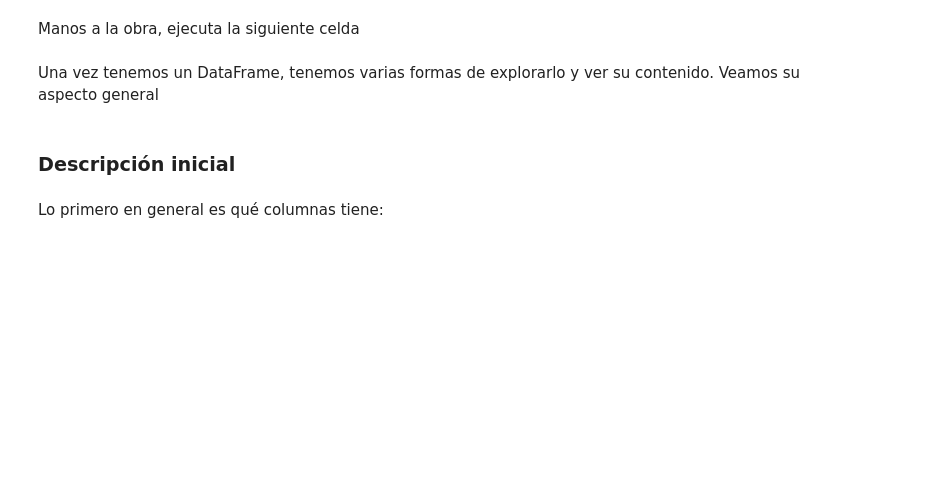
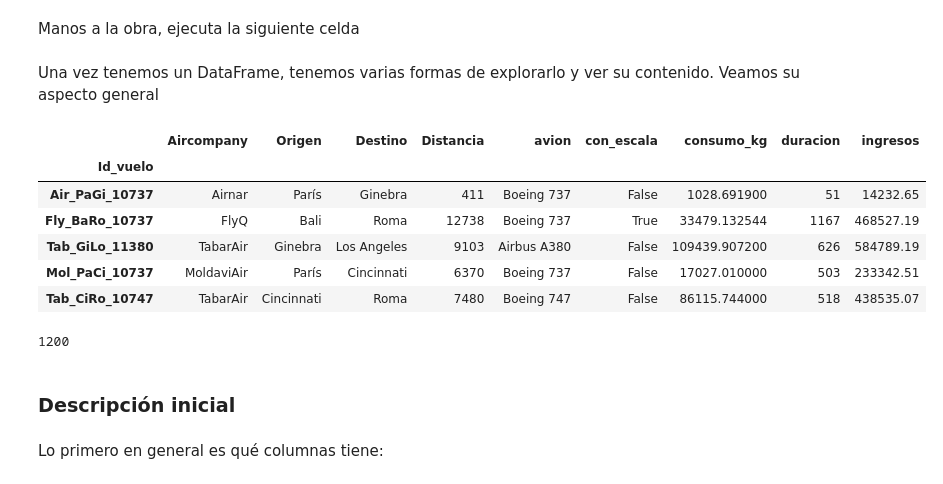
Before and after one commit to apvwbm/ONLINE_DS_THEBRIDGE_FILES, a Jupyter notebook: Apuntes/Sprint 04 Unidad 02/01_Exploracion.ipynb, the cells around one changed output. Drawn from its saved outputs; the diff is of its cells as text; code cells hidden in the pictures; blank space fills up the shorter version.

```diff
--- a/Apuntes/Sprint 04 Unidad 02/01_Exploracion.ipynb
+++ b/Apuntes/Sprint 04 Unidad 02/01_Exploracion.ipynb
@@ -15,6 +15,20 @@ import pandas as pd
 df_aviones = pd.read_csv("./data/dataset_aviones.csv", index_col = "Id_vuelo")
 # %% [markdown]
 Una vez tenemos un DataFrame, tenemos varias formas de explorarlo y ver su contenido. Veamos su aspecto general
+# %%
+df_aviones.head()
+# %% [output]
+|  | Aircompany | Origen | Destino | Distancia | avion | con_escala | consumo_kg | duracion | ingresos |
+| Id_vuelo |  |  |  |  |  |  |  |  |  |
+| Air_PaGi_10737 | Airnar | París | Ginebra | 411 | Boeing 737 | False | 1028.691900 | 51 | 14232.65 |
+| Fly_BaRo_10737 | FlyQ | Bali | Roma | 12738 | Boeing 737 | True | 33479.132544 | 1167 | 468527.19 |
+| Tab_GiLo_11380 | TabarAir | Ginebra | Los Angeles | 9103 | Airbus A380 | False | 109439.907200 | 626 | 584789.19 |
+| Mol_PaCi_10737 | MoldaviAir | París | Cincinnati | 6370 | Boeing 737 | False | 17027.010000 | 503 | 233342.51 |
+| Tab_CiRo_10747 | TabarAir | Cincinnati | Roma | 7480 | Boeing 747 | False | 86115.744000 | 518 | 438535.07 |
+# %%
+len(df_aviones)
+# %% [output]
+1200
 # %% [markdown]
 ### Descripción inicial
 # %% [markdown]
```
Also changed, not shown: parts of 10 cells of this notebook, 1 other file.
